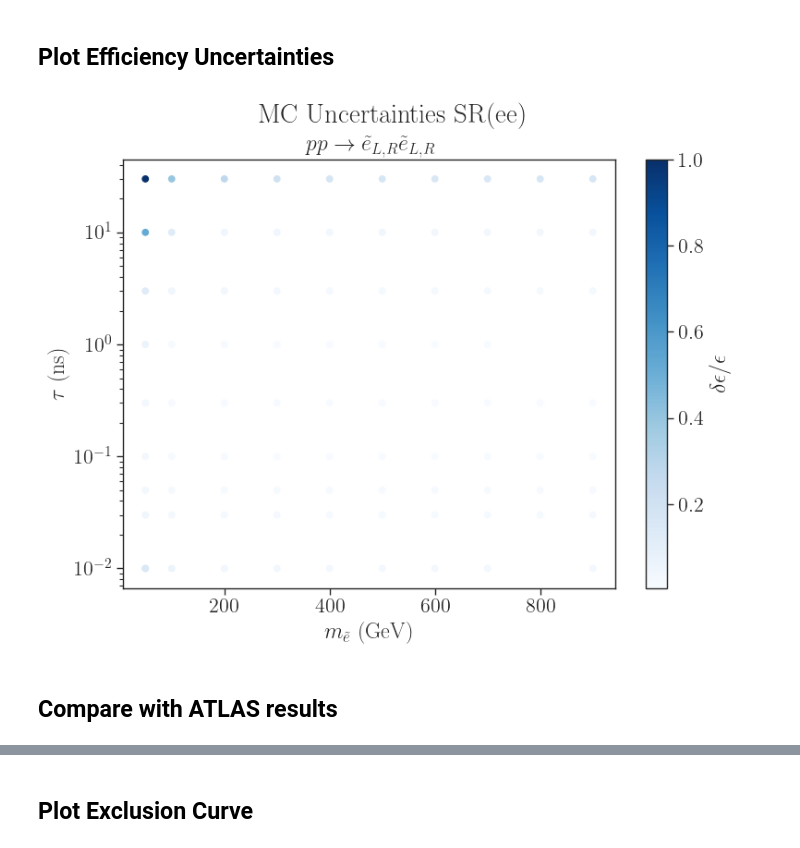
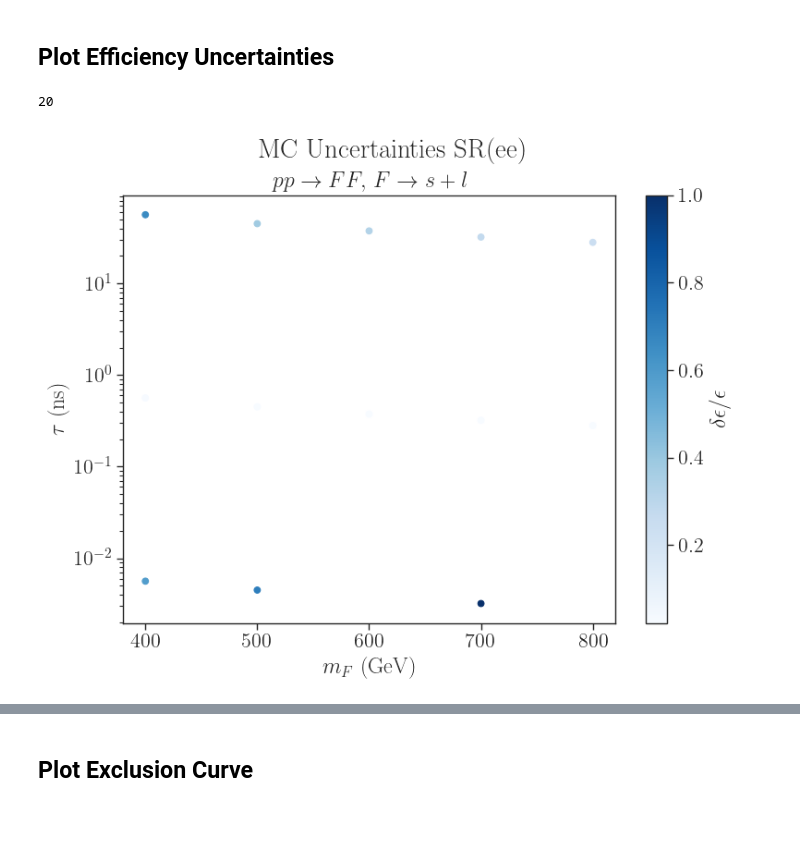
Before and after one commit to andlessa/LowTRHFIMP, a Jupyter notebook: ATLAS-SUSY-2018-14_displacedLeptons/plotEffs_HeHe.ipynb, the cells around one changed output, grey strips where cells are left out. Drawn from its saved outputs; the diff is of its cells as text; code cells hidden in the pictures; blank space fills up the shorter version.

```diff
--- a/ATLAS-SUSY-2018-14_displacedLeptons/plotEffs_HeHe.ipynb
+++ b/ATLAS-SUSY-2018-14_displacedLeptons/plotEffs_HeHe.ipynb
@@ -23,7 +23,7 @@ cm_rev = plt.colormaps['RdYlBu_r']
 ### Create dataframe with all results
 # %%
 # Load combined json file (created with collectData.py)
-jsonFile = 'atlas_susy_2018_14_ee_scan.json'
+jsonFile = 'atlas_susy_2018_14_HeHe_scan.json'
 with open(jsonFile, 'r') as f:
     data = json.load(f)
 
@@ -41,25 +41,26 @@ dfRecast['width_GeV'] = 6.582e-16/dfRecast['tau0_ns']
 # %%
 fig,ax =plt.subplots(figsize=(8,6),nrows=1,ncols=1)
 
-title = r'$p p \to \tilde{e}_{L,R} \tilde{e}_{L,R}$'
-df = dfRecast
+title = r'$p p \to F F,\, F \to s + l$'
+# Select only points with very light DM
+df = dfRecast[dfRecast['m5000022']/dfRecast['mLLP'] == 0.1]
+print(len(df))
 x = df['mLLP']
 y = df['tau0_ns']
 tit_append = ''
 z = df['AccEffCuts_ee_err']/df['AccEffCuts_ee']
 
 im = ax.scatter(x,y,c=z,cmap='Blues')
 ax.set_yscale('log')
 ax.set_ylabel(r'$\tau$ (ns)')
-ax.set_xlabel(r'$m_{\tilde{e}}$ (GeV)')
+ax.set_xlabel(r'$m_{F}$ (GeV)')
 fig.colorbar(im, ax=ax, label=r'$\delta \epsilon / \epsilon$')
 
 ax.set_title(title)
 
 plt.tight_layout()
 plt.suptitle('MC Uncertainties SR(ee)', y=1.02)
 plt.show()
 # %% [output]
+20
-[figure, old version]
+[figure, new version]
-# %% [markdown]
-## Compare with ATLAS results
```
Also changed, not shown: parts of 8 cells of this notebook, 1 other file.
